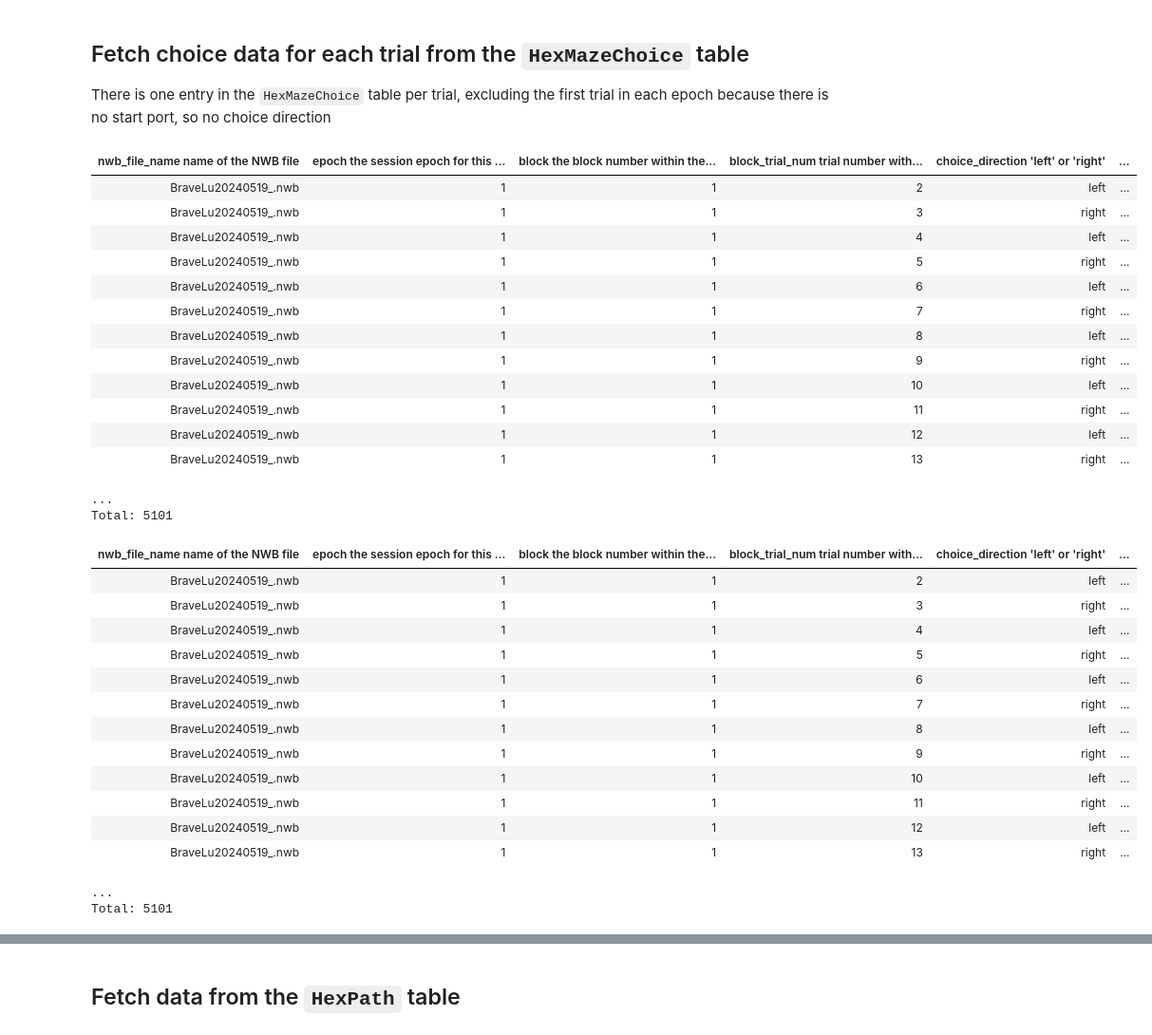
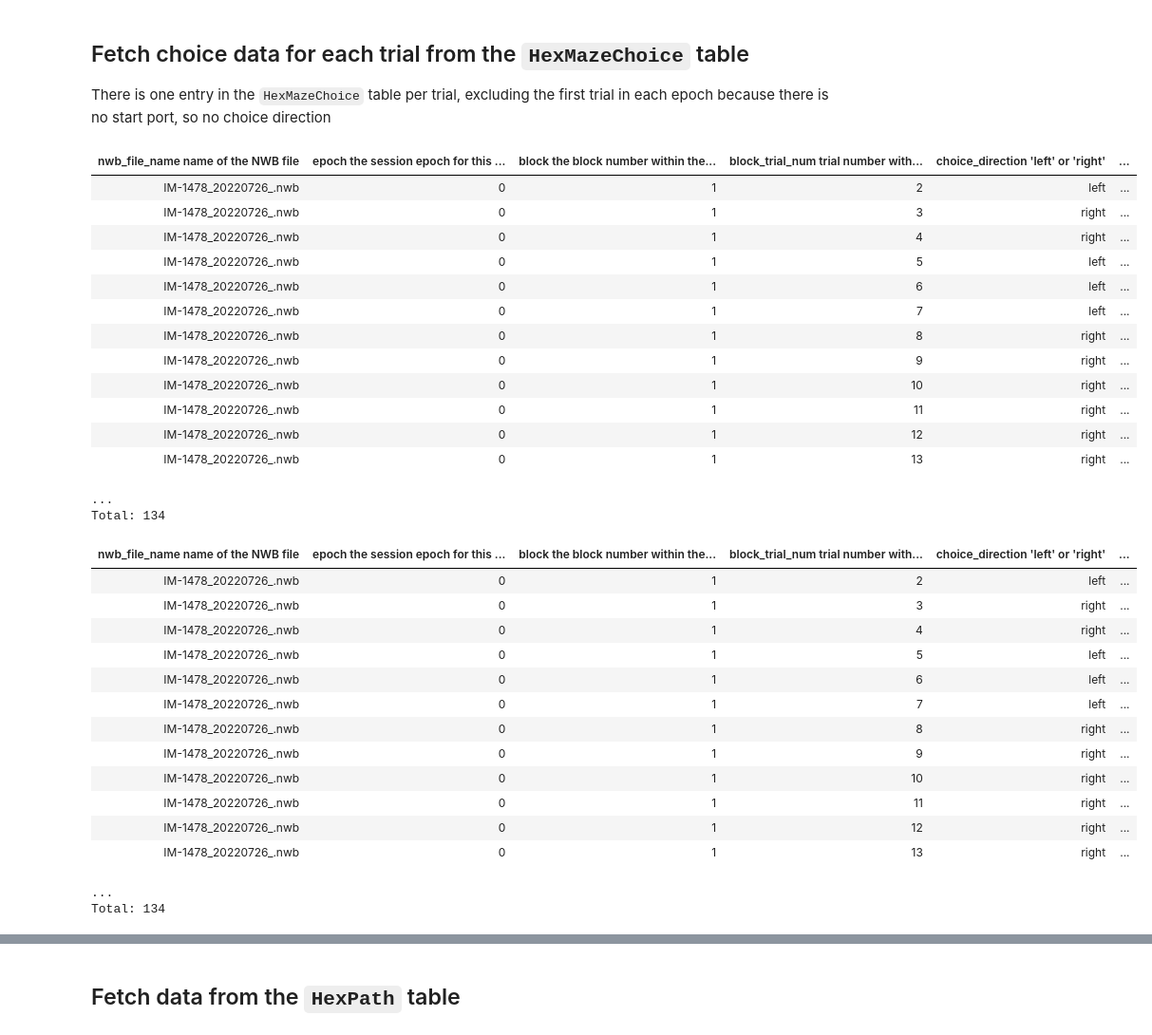
Before and after one commit to calderast/Hex-maze-spyglass, a Jupyter notebook: Fetching_Data.ipynb, the cells around one changed output, grey strips where cells are left out. Shown at 95% size. Saved outputs shown, nothing was run; the diff lists cells and outputs as text; code cells hidden in the pictures.

```diff
--- a/Fetching_Data.ipynb
+++ b/Fetching_Data.ipynb
@@ -6,4 +6,7 @@ import spyglass.position as sgp
 import spyglass.data_import as sgi
 
 from hexmaze import plot_hex_maze
-from hex_maze_behavior import HexMazeBlock, HexPosition, HexPath, HexMazeChoice
+from hex_maze_behavior import HexMazeBlock, HexPosition, HexPath, HexMazeChoice, HexMazeTrialHistory
+
+nwb_file_name = 'IM-1478_20220726_.nwb'
+nwb_key = {"nwb_file_name" : nwb_file_name}
@@ -77,39 +72,39 @@ There is one entry in the `HexMazeChoice` table per trial, excluding the first t
 # %%
 from hex_maze_behavior import HexMazeBlock, HexMazeChoice
 
 # See HexMazeChoice
-display(HexMazeChoice())
+display(HexMazeChoice() & nwb_key)
 
 # And we can join it with the trial table too! Or the block table, etc etc
-display(HexMazeChoice() * HexMazeBlock.Trial())
+display(HexMazeChoice() * HexMazeBlock.Trial() & nwb_key)
 # %% [output]
 | nwb_file_name name of the NWB file | epoch the session epoch for this ... | block the block number within the... | block_trial_num trial number with... | choice_direction 'left' or 'right' | ... |
-| BraveLu20240519_.nwb | 1 | 1 | 2 | left | ... |
-| BraveLu20240519_.nwb | 1 | 1 | 3 | right | ... |
-| BraveLu20240519_.nwb | 1 | 1 | 4 | left | ... |
-| BraveLu20240519_.nwb | 1 | 1 | 5 | right | ... |
-| BraveLu20240519_.nwb | 1 | 1 | 6 | left | ... |
-| BraveLu20240519_.nwb | 1 | 1 | 7 | right | ... |
-| BraveLu20240519_.nwb | 1 | 1 | 8 | left | ... |
-| BraveLu20240519_.nwb | 1 | 1 | 9 | right | ... |
-| BraveLu20240519_.nwb | 1 | 1 | 10 | left | ... |
-| BraveLu20240519_.nwb | 1 | 1 | 11 | right | ... |
-| BraveLu20240519_.nwb | 1 | 1 | 12 | left | ... |
-| BraveLu20240519_.nwb | 1 | 1 | 13 | right | ... |
+| IM-1478_20220726_.nwb | 0 | 1 | 2 | left | ... |
+| IM-1478_20220726_.nwb | 0 | 1 | 3 | right | ... |
+| IM-1478_20220726_.nwb | 0 | 1 | 4 | right | ... |
+| IM-1478_20220726_.nwb | 0 | 1 | 5 | left | ... |
+| IM-1478_20220726_.nwb | 0 | 1 | 6 | left | ... |
+| IM-1478_20220726_.nwb | 0 | 1 | 7 | left | ... |
+| IM-1478_20220726_.nwb | 0 | 1 | 8 | right | ... |
+| IM-1478_20220726_.nwb | 0 | 1 | 9 | right | ... |
+| IM-1478_20220726_.nwb | 0 | 1 | 10 | right | ... |
+| IM-1478_20220726_.nwb | 0 | 1 | 11 | right | ... |
+| IM-1478_20220726_.nwb | 0 | 1 | 12 | right | ... |
+| IM-1478_20220726_.nwb | 0 | 1 | 13 | right | ... |
 ...
-Total: 5101
+Total: 134
 | nwb_file_name name of the NWB file | epoch the session epoch for this ... | block the block number within the... | block_trial_num trial number with... | choice_direction 'left' or 'right' | ... |
-| BraveLu20240519_.nwb | 1 | 1 | 2 | left | ... |
-| BraveLu20240519_.nwb | 1 | 1 | 3 | right | ... |
-| BraveLu20240519_.nwb | 1 | 1 | 4 | left | ... |
-| BraveLu20240519_.nwb | 1 | 1 | 5 | right | ... |
-| BraveLu20240519_.nwb | 1 | 1 | 6 | left | ... |
-| BraveLu20240519_.nwb | 1 | 1 | 7 | right | ... |
-| BraveLu20240519_.nwb | 1 | 1 | 8 | left | ... |
-| BraveLu20240519_.nwb | 1 | 1 | 9 | right | ... |
-| BraveLu20240519_.nwb | 1 | 1 | 10 | left | ... |
-| BraveLu20240519_.nwb | 1 | 1 | 11 | right | ... |
-| BraveLu20240519_.nwb | 1 | 1 | 12 | left | ... |
-| BraveLu20240519_.nwb | 1 | 1 | 13 | right | ... |
+| IM-1478_20220726_.nwb | 0 | 1 | 2 | left | ... |
+| IM-1478_20220726_.nwb | 0 | 1 | 3 | right | ... |
+| IM-1478_20220726_.nwb | 0 | 1 | 4 | right | ... |
+| IM-1478_20220726_.nwb | 0 | 1 | 5 | left | ... |
+| IM-1478_20220726_.nwb | 0 | 1 | 6 | left | ... |
+| IM-1478_20220726_.nwb | 0 | 1 | 7 | left | ... |
+| IM-1478_20220726_.nwb | 0 | 1 | 8 | right | ... |
+| IM-1478_20220726_.nwb | 0 | 1 | 9 | right | ... |
+| IM-1478_20220726_.nwb | 0 | 1 | 10 | right | ... |
+| IM-1478_20220726_.nwb | 0 | 1 | 11 | right | ... |
+| IM-1478_20220726_.nwb | 0 | 1 | 12 | right | ... |
+| IM-1478_20220726_.nwb | 0 | 1 | 13 | right | ... |
 ...
-Total: 5101
+Total: 134
```
Also changed, not shown: parts of 7 cells of this notebook, 5 other files.
